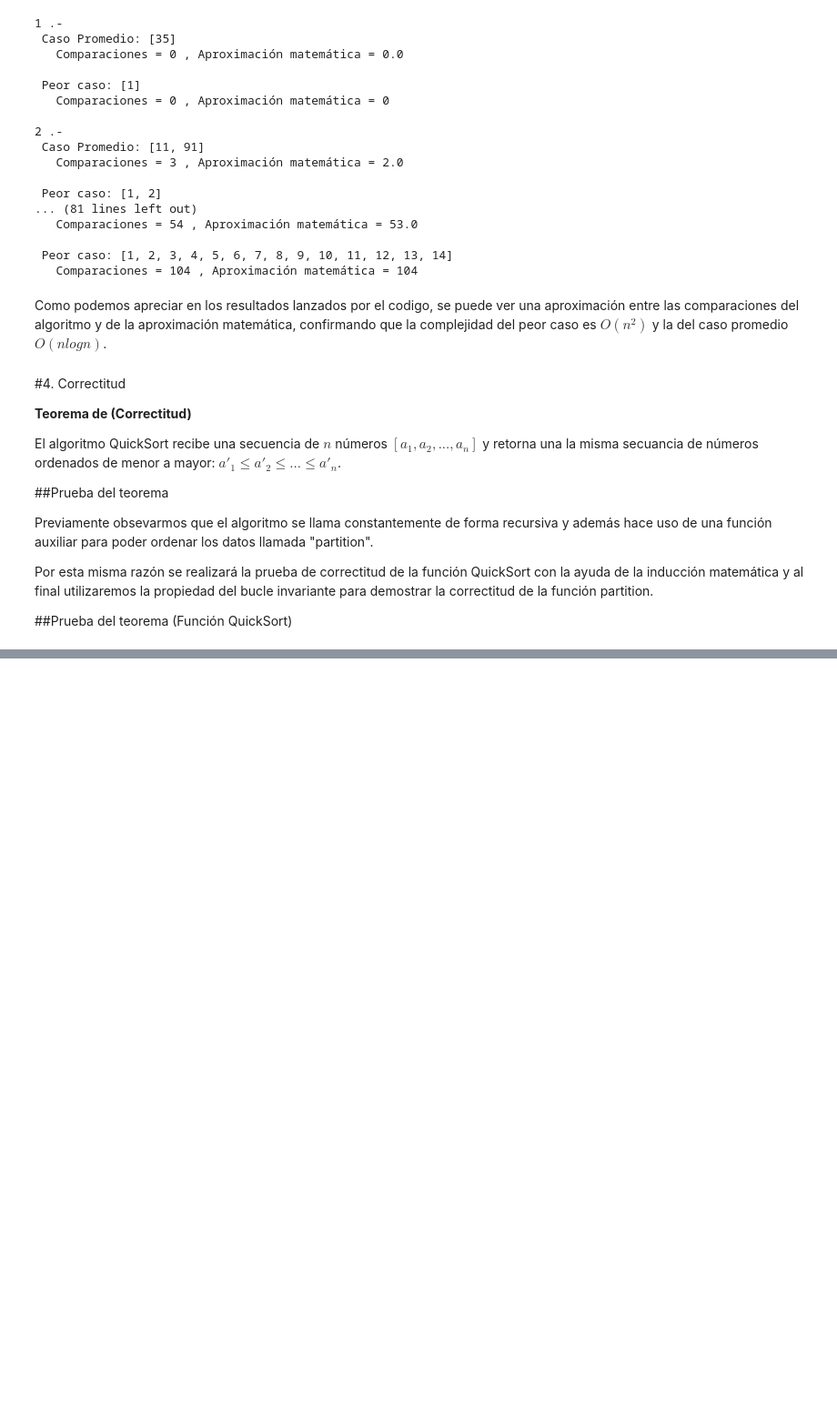
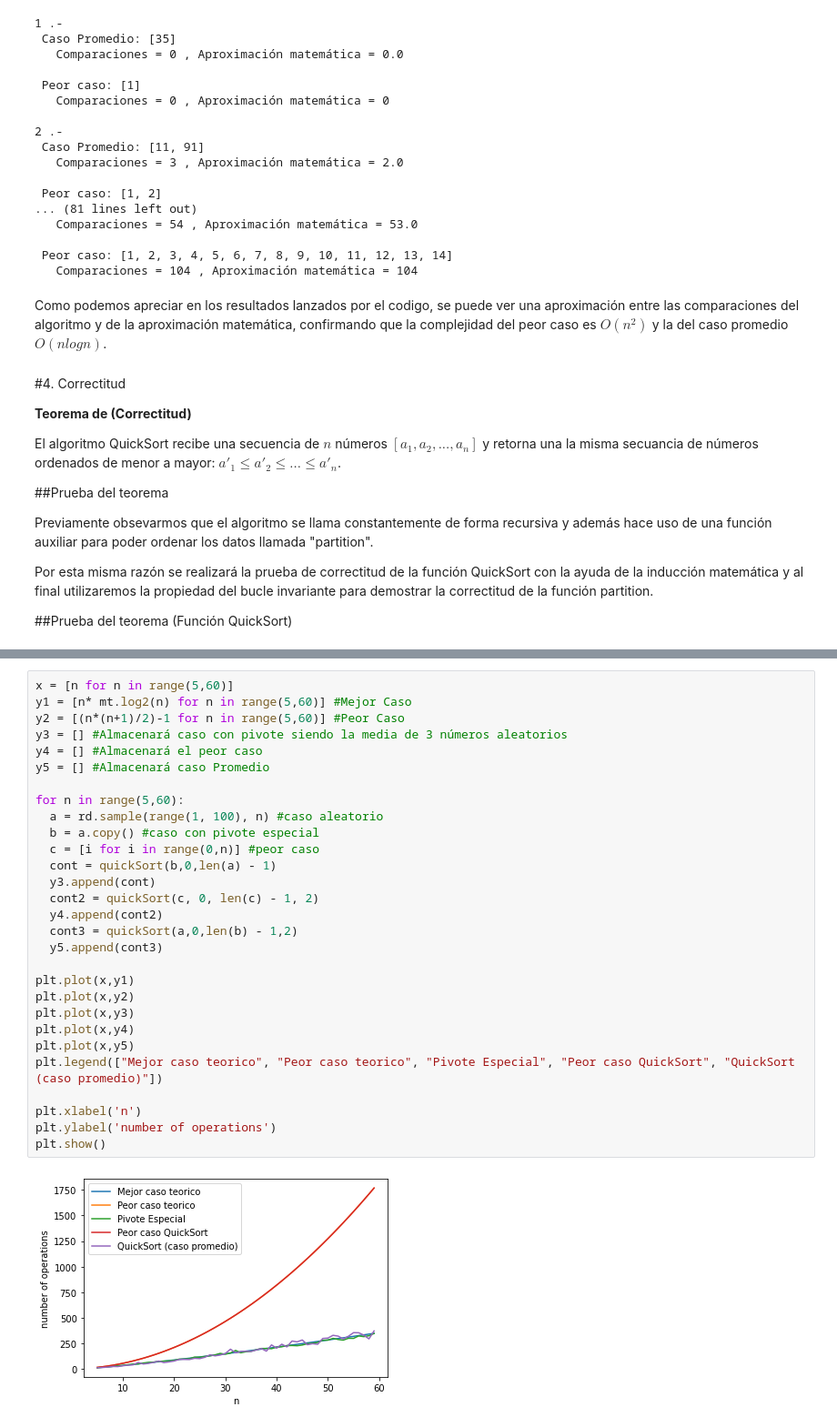
Before and after one commit to LosPowerPeralta/ADA-Informes-Matias, a Jupyter notebook: Informe_QuickSort.ipynb, the cells around one changed output, grey strips where cells are left out. Shown: that part at 91% size. Cells and saved outputs as stored; diff of their text form; blank space fills up the shorter version.

```diff
--- a/Informe_QuickSort.ipynb
+++ b/Informe_QuickSort.ipynb
@@ -347,0 +366,31 @@ Por esta misma razón se realizará la prueba de correctitud de la función Quic
+# %%
+x = [n for n in range(5,60)]
+y1 = [n* mt.log2(n) for n in range(5,60)] #Mejor Caso
+y2 = [(n*(n+1)/2)-1 for n in range(5,60)] #Peor Caso
+y3 = [] #Almacenará caso con pivote siendo la media de 3 números aleatorios
+y4 = [] #Almacenará el peor caso
+y5 = [] #Almacenará caso Promedio
+
+for n in range(5,60):
+  a = rd.sample(range(1, 100), n) #caso aleatorio
+  b = a.copy() #caso con pivote especial
+  c = [i for i in range(0,n)] #peor caso
+  cont = quickSort(b,0,len(a) - 1)
+  y3.append(cont)
+  cont2 = quickSort(c, 0, len(c) - 1, 2)
+  y4.append(cont2)
+  cont3 = quickSort(a,0,len(b) - 1,2)
+  y5.append(cont3)
+
+plt.plot(x,y1)
+plt.plot(x,y2)
+plt.plot(x,y3)
+plt.plot(x,y4)
+plt.plot(x,y5)
+plt.legend(["Mejor caso teorico", "Peor caso teorico", "Pivote Especial", "Peor caso QuickSort", "QuickSort (caso promedio)"])
+
+plt.xlabel('n')
+plt.ylabel('number of operations')
+plt.show()
+# %% [output]
+[figure, added]
```
Also changed, not shown: parts of 10 cells of this notebook.
